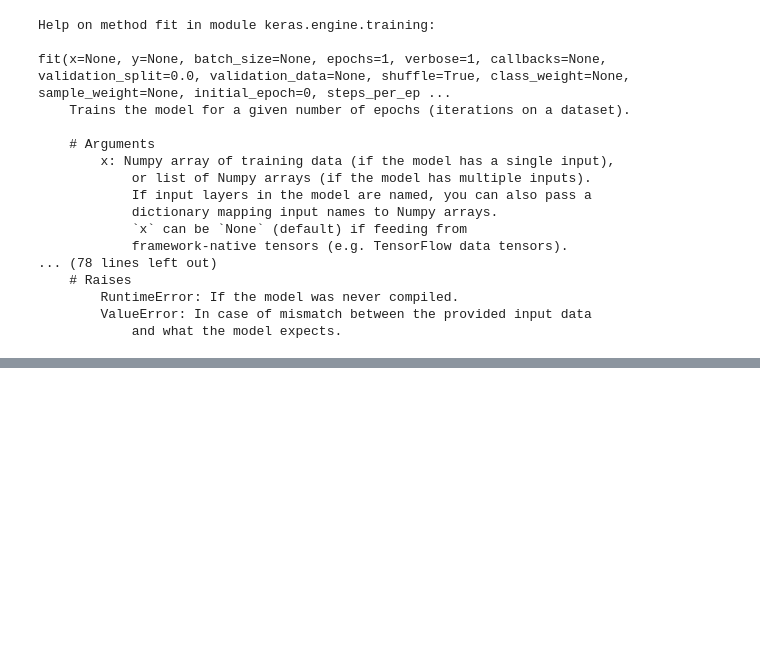
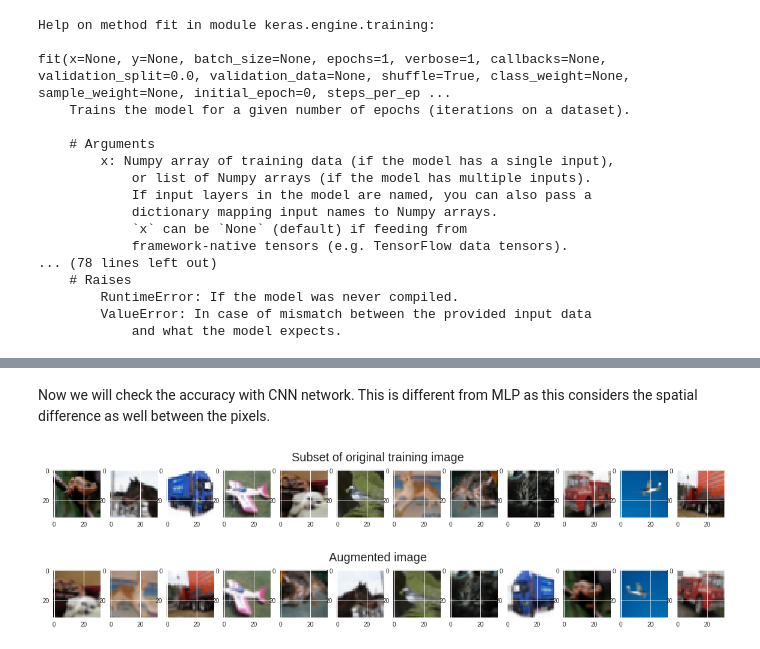
Before and after one commit to abhisheksgithub/MLAdvancedPractice, a Jupyter notebook: CNNPractice.ipynb, the cells around one changed output, grey strips where cells are left out. Saved outputs shown, nothing was run; the diff lists cells and outputs as text; code cells hidden in the pictures; blank space fills up the shorter version.

Commit message:
Image recognition using MLP and CNN

```diff
--- a/CNNPractice.ipynb
+++ b/CNNPractice.ipynb
@@ -174,0 +176,32 @@ Accuracy of MLP after training :  39.75
+# %% [markdown]
+Now we will check the accuracy with CNN network. This is different from MLP as this considers the spatial difference as well between the pixels.
+# %%
+# Image Augmentation using Keras.
+
+from keras.preprocessing.image import ImageDataGenerator
+
+datagen = ImageDataGenerator(rotation_range=10, # randomly rotate the image by an angle of 20 degrees
+                             width_shift_range = 0.1, # randomly shift the image horizontally by 20 % of the total width
+                             height_shift_range = 0.1, # randomly shift the image vertically by 20 % of the total height
+                             horizontal_flip = True) # randomly flip the image horizontally
+
+datagen.fit(x_train)
+# %%
+x_train_subset = x_train[:12]
+fig = plt.figure(figsize = (20,2))
+for i in range(len(x_train_subset)):
+  ax = fig.add_subplot(1, 12, i+1)
+  ax.imshow(x_train_subset[i])
+fig.suptitle('Subset of original training image', fontsize = 20)
+
+fig = plt.figure(figsize = (20,2))
+for x_batch in datagen.flow(x_train_subset, batch_size = 12):
+  for i in range(0, 12):
+    ax = fig.add_subplot(1, 12, i+1)
+    ax.imshow(x_batch[i])
+  fig.suptitle('Augmented image', fontsize = 20)
+  plt.show()
+  break
+# %% [output]
+[figure, added]
+[figure, added]
```
Also changed, not shown: parts of 9 cells of this notebook.
